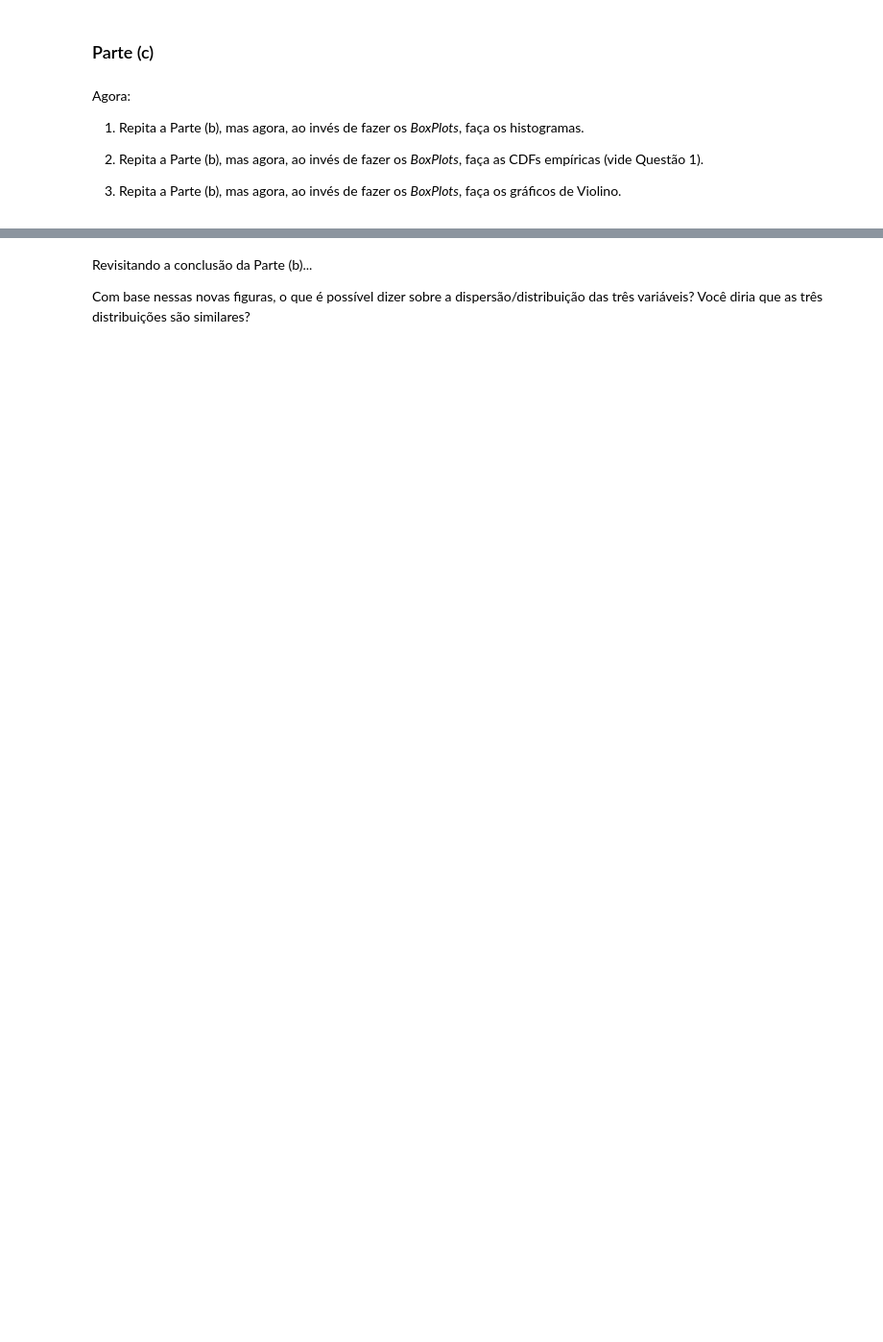
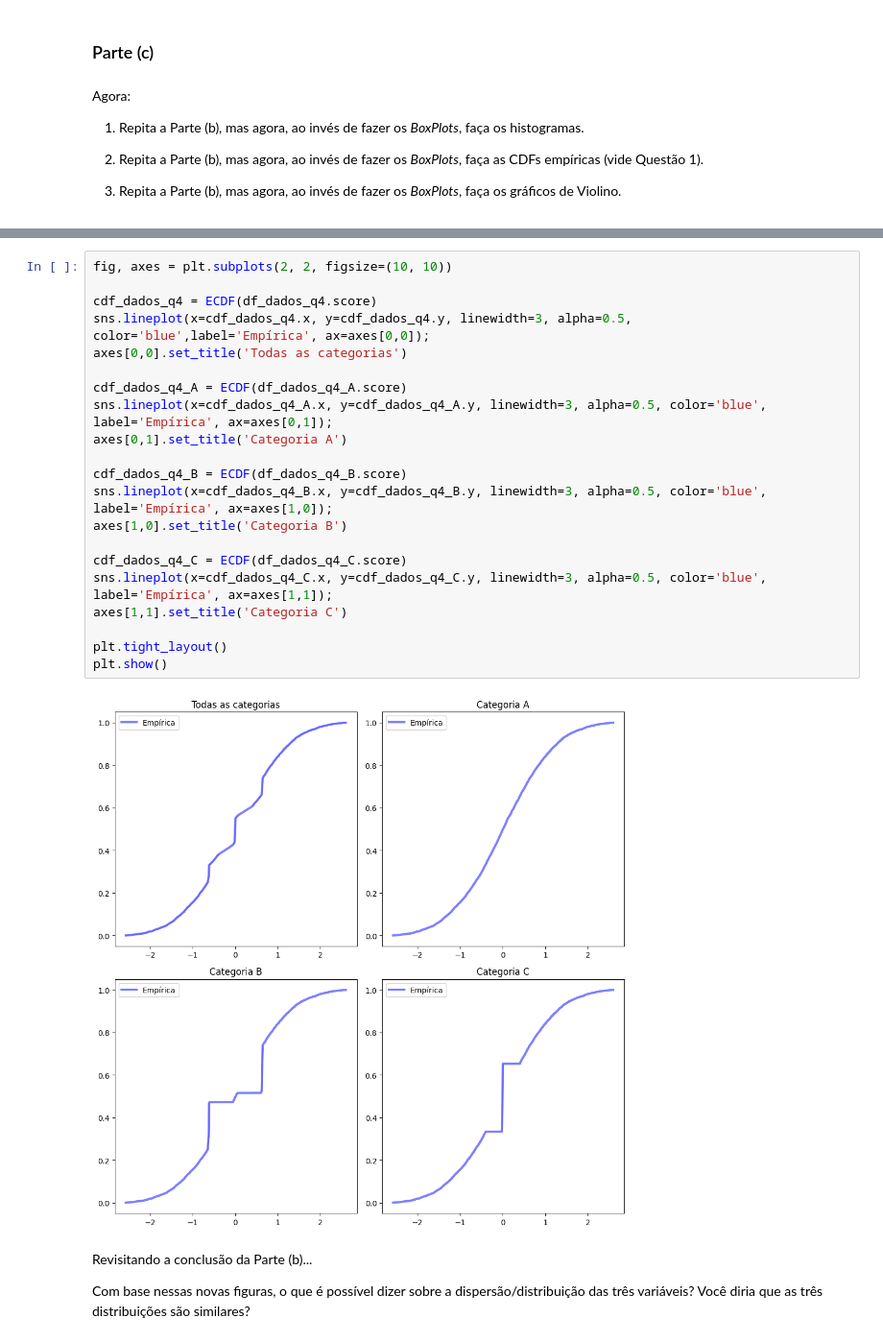
Before and after one commit to falconeee/CD-2025-2, a Jupyter notebook: lista_01.ipynb, the cells around one changed output, grey strips where cells are left out. Shown at 96% size. Drawn from its saved outputs; the diff is of its cells as text; blank space fills up the shorter version.

```diff
--- a/lista_01.ipynb
+++ b/lista_01.ipynb
@@ -323,3 +381,26 @@ Agora:
+# %%
+fig, axes = plt.subplots(2, 2, figsize=(10, 10))
+
+cdf_dados_q4 = ECDF(df_dados_q4.score)
+sns.lineplot(x=cdf_dados_q4.x, y=cdf_dados_q4.y, linewidth=3, alpha=0.5, color='blue',label='Empírica', ax=axes[0,0]);
+axes[0,0].set_title('Todas as categorias')
+
+cdf_dados_q4_A = ECDF(df_dados_q4_A.score)
+sns.lineplot(x=cdf_dados_q4_A.x, y=cdf_dados_q4_A.y, linewidth=3, alpha=0.5, color='blue', label='Empírica', ax=axes[0,1]);
+axes[0,1].set_title('Categoria A')
+
+cdf_dados_q4_B = ECDF(df_dados_q4_B.score)
+sns.lineplot(x=cdf_dados_q4_B.x, y=cdf_dados_q4_B.y, linewidth=3, alpha=0.5, color='blue', label='Empírica', ax=axes[1,0]);
+axes[1,0].set_title('Categoria B')
+
+cdf_dados_q4_C = ECDF(df_dados_q4_C.score)
+sns.lineplot(x=cdf_dados_q4_C.x, y=cdf_dados_q4_C.y, linewidth=3, alpha=0.5, color='blue', label='Empírica', ax=axes[1,1]);
+axes[1,1].set_title('Categoria C')
+
+plt.tight_layout()
+plt.show()
+# %% [output]
+[figure, added]
 # %% [markdown]
 Revisitando a conclusão da Parte (b)...
 
```
Also changed, not shown: parts of 27 cells of this notebook, 2 other files.
